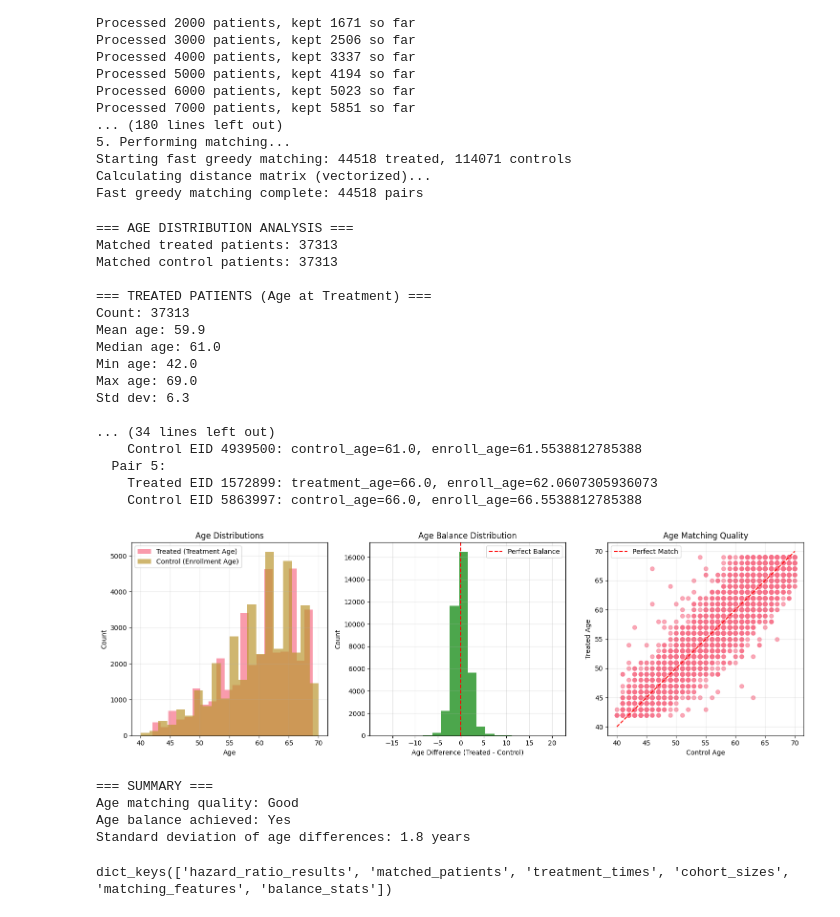
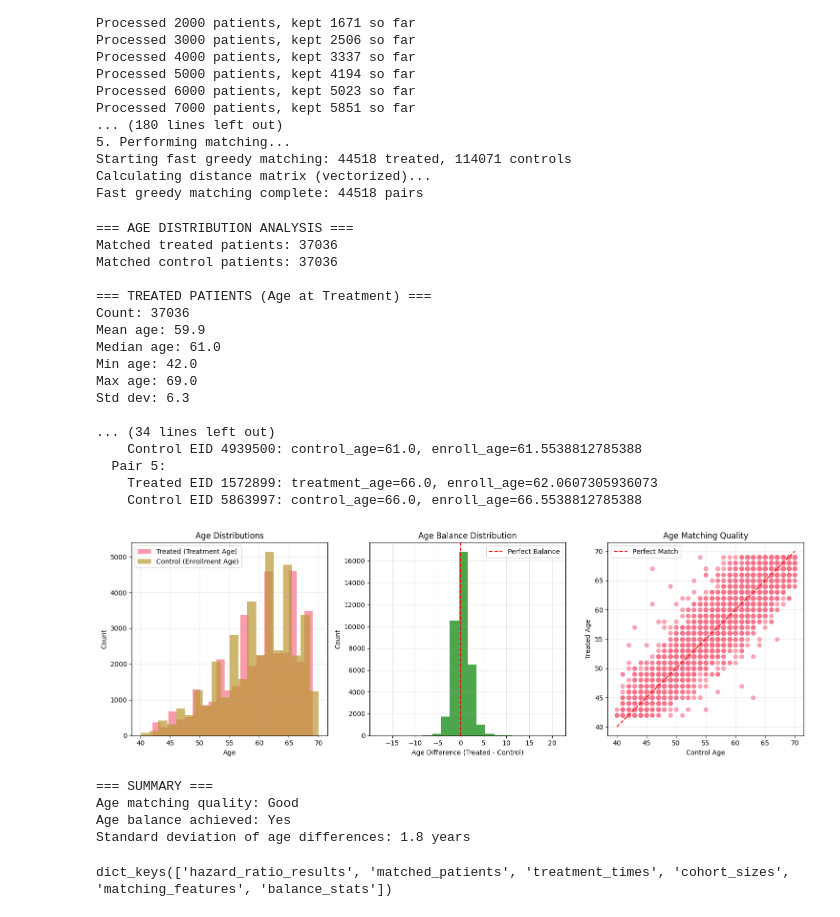
Before and after one commit to surbut/dtwin_noulli, a Jupyter notebook: comprehensive_analysis_notebook_clean.ipynb, the cells around one changed output. Drawn from its saved outputs; the diff is of its cells as text; code cells hidden in the pictures.

```diff
--- a/comprehensive_analysis_notebook_clean.ipynb
+++ b/comprehensive_analysis_notebook_clean.ipynb
@@ -671,6 +688,7 @@ results_liberal = simple_treatment_analysis(
     cov=cov,restrictive_followup=False)
 # %%
 ## Analyze Age Distributions
+statin_results=results_restrictive
 
 # Extract age information from the results
 print("=== AGE DISTRIBUTION ANALYSIS ===")
@@ -789,37 +807,37 @@ plt.plot([min(control_actual_ages), max(control_actual_ages)],
          [min(control_actual_ages), max(control_actual_ages)],
          'r--', label='Perfect Match')
 plt.xlabel('Control Age')
 plt.ylabel('Treated Age')
 plt.title('Age Matching Quality')
 plt.legend()
 plt.grid(True, alpha=0.3)
 
 plt.tight_layout()
 plt.show()
 
 print(f"\n=== SUMMARY ===")
 print(f"Age matching quality: {'Good' if np.std(age_diffs) < 3 else 'Fair' if np.std(age_diffs) < 5 else 'Poor'}")
 print(f"Age balance achieved: {'Yes' if abs(age_diff) < 2 else 'No'}")
 print(f"Standard deviation of age differences: {np.std(age_diffs):.1f} years")
 # %% [output]
 === AGE DISTRIBUTION ANALYSIS ===
-Matched treated patients: 37313
-Matched control patients: 37313
+Matched treated patients: 37036
+Matched control patients: 37036
 
 === TREATED PATIENTS (Age at Treatment) ===
-Count: 37313
+Count: 37036
 Mean age: 59.9
 Median age: 61.0
 Min age: 42.0
 Max age: 69.0
 Std dev: 6.3
 
 ... (34 lines left out)
     Control EID 4939500: control_age=61.0, enroll_age=61.5538812785388
   Pair 5:
     Treated EID 1572899: treatment_age=66.0, enroll_age=62.0607305936073
     Control EID 5863997: control_age=66.0, enroll_age=66.5538812785388
-[figure, old version]
+[figure, new version]
 === SUMMARY ===
 Age matching quality: Good
 Age balance achieved: Yes
```
Also changed, not shown: parts of 2 cells of this notebook, 1 other file.
